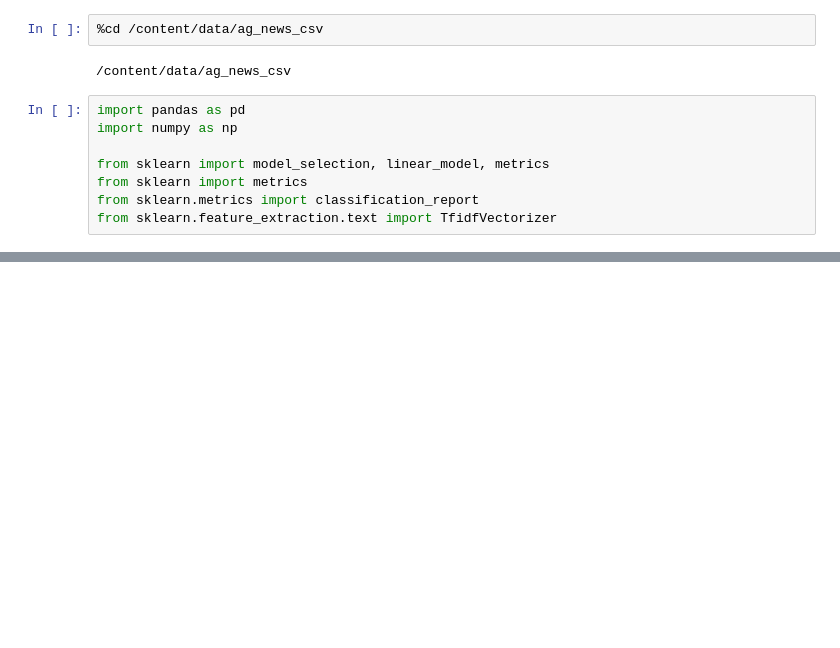
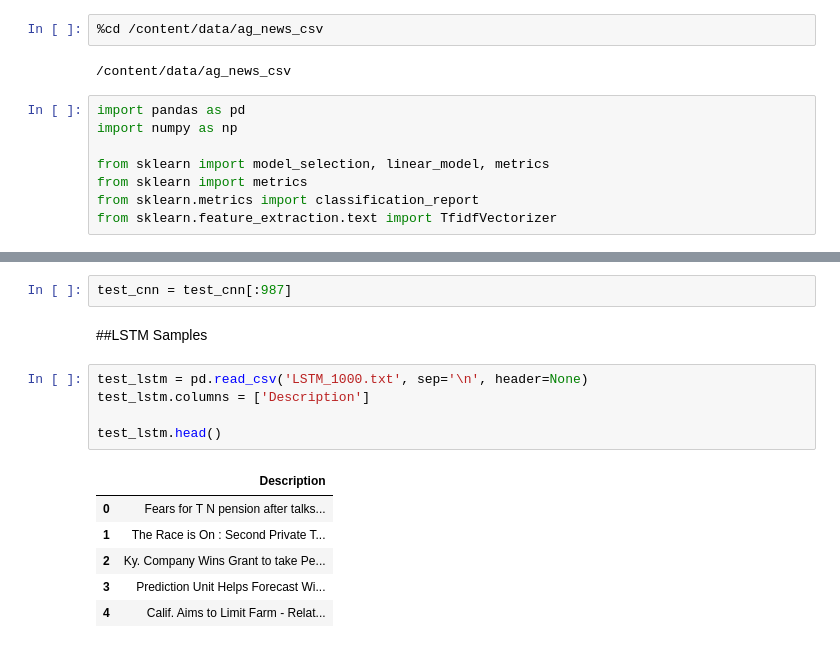
Before and after one commit to Vlasovets/nlp_adversarial_examples, a Jupyter notebook: LogReg_success_classification.ipynb, the cells around one changed output, grey strips where cells are left out. Cells and saved outputs as stored; diff of their text form; blank space fills up the shorter version.

```diff
--- a/LogReg_success_classification.ipynb
+++ b/LogReg_success_classification.ipynb
@@ -61,0 +131,16 @@ print(len(y_train), len(y_test))
+# %%
+test_cnn = test_cnn[:987]
+# %% [markdown]
+##LSTM Samples
+# %%
+test_lstm = pd.read_csv('LSTM_1000.txt', sep='\n', header=None)
+test_lstm.columns = ['Description']
+
+test_lstm.head()
+# %% [output]
+|  | Description |
+| 0 | Fears for T N pension after talks... |
+| 1 | The Race is On : Second Private T... |
+| 2 | Ky. Company Wins Grant to take Pe... |
+| 3 | Prediction Unit Helps Forecast Wi... |
+| 4 | Calif. Aims to Limit Farm - Relat... |
```
Also changed, not shown: parts of 48 cells of this notebook.
